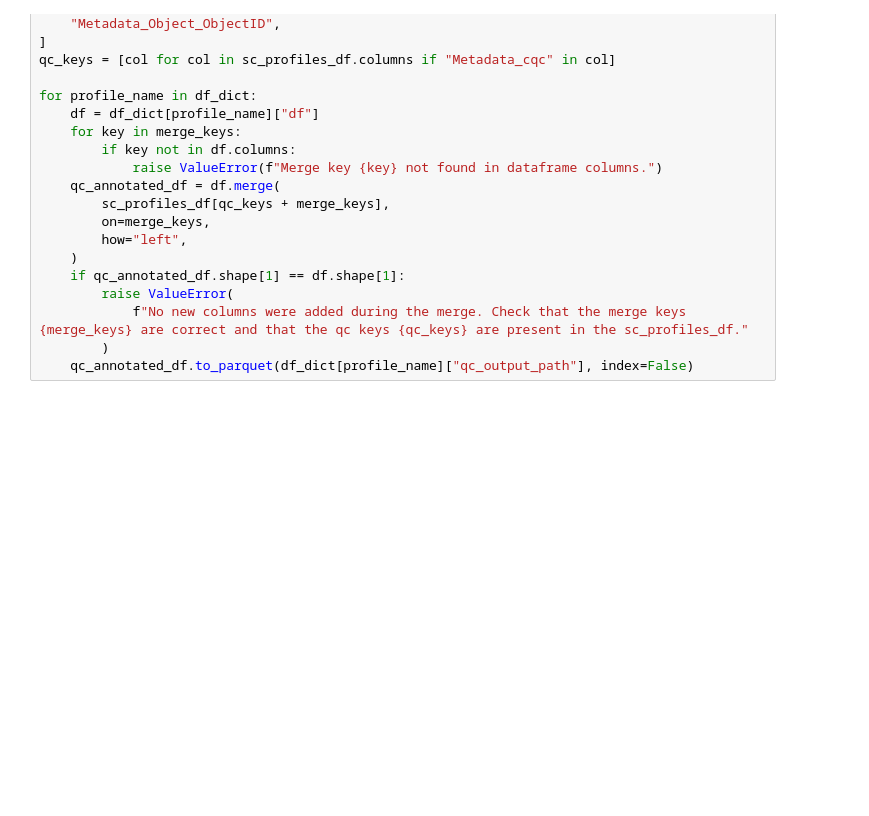
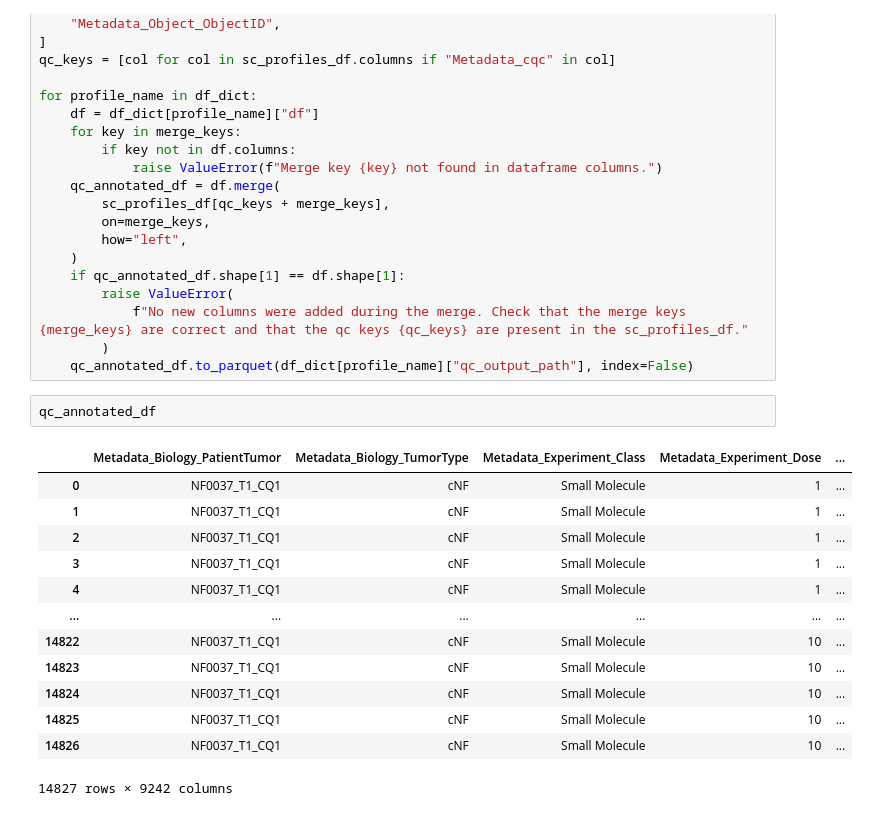
Before and after one commit to WayScience/NF1_3D_organoid_profiling_pipeline, a Jupyter notebook: 4.processing_image_based_profiles/notebooks/7b.single_cell_qc.ipynb, the cells around one changed output. Cells and saved outputs as stored; diff of their text form; blank space fills up the shorter version.

```diff
--- a/4.processing_image_based_profiles/notebooks/7b.single_cell_qc.ipynb
+++ b/4.processing_image_based_profiles/notebooks/7b.single_cell_qc.ipynb
@@ -403,3 +403,19 @@ for profile_name in df_dict:
             f"No new columns were added during the merge. Check that the merge keys {merge_keys} are correct and that the qc keys {qc_keys} are present in the sc_profiles_df."
         )
     qc_annotated_df.to_parquet(df_dict[profile_name]["qc_output_path"], index=False)
+# %%
+qc_annotated_df
+# %% [output]
+|  | Metadata_Biology_PatientTumor | Metadata_Biology_TumorType | Metadata_Experiment_Class | Metadata_Experiment_Dose | ... |
+| 0 | NF0037_T1_CQ1 | cNF | Small Molecule | 1 | ... |
+| 1 | NF0037_T1_CQ1 | cNF | Small Molecule | 1 | ... |
+| 2 | NF0037_T1_CQ1 | cNF | Small Molecule | 1 | ... |
+| 3 | NF0037_T1_CQ1 | cNF | Small Molecule | 1 | ... |
+| 4 | NF0037_T1_CQ1 | cNF | Small Molecule | 1 | ... |
+| ... | ... | ... | ... | ... | ... |
+| 14822 | NF0037_T1_CQ1 | cNF | Small Molecule | 10 | ... |
+| 14823 | NF0037_T1_CQ1 | cNF | Small Molecule | 10 | ... |
+| 14824 | NF0037_T1_CQ1 | cNF | Small Molecule | 10 | ... |
+| 14825 | NF0037_T1_CQ1 | cNF | Small Molecule | 10 | ... |
+| 14826 | NF0037_T1_CQ1 | cNF | Small Molecule | 10 | ... |
+14827 rows × 9242 columns
```
Also changed, not shown: parts of 6 cells of this notebook, 30 other files.
